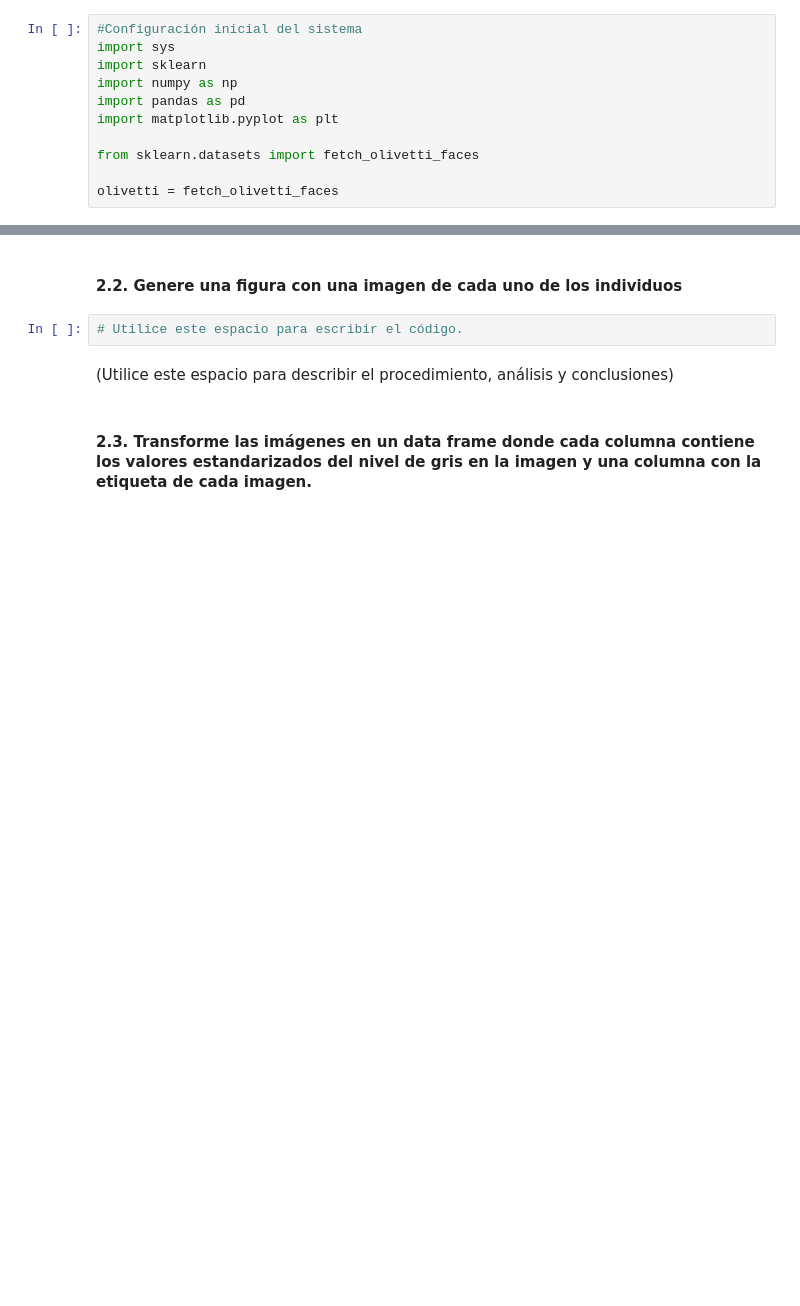
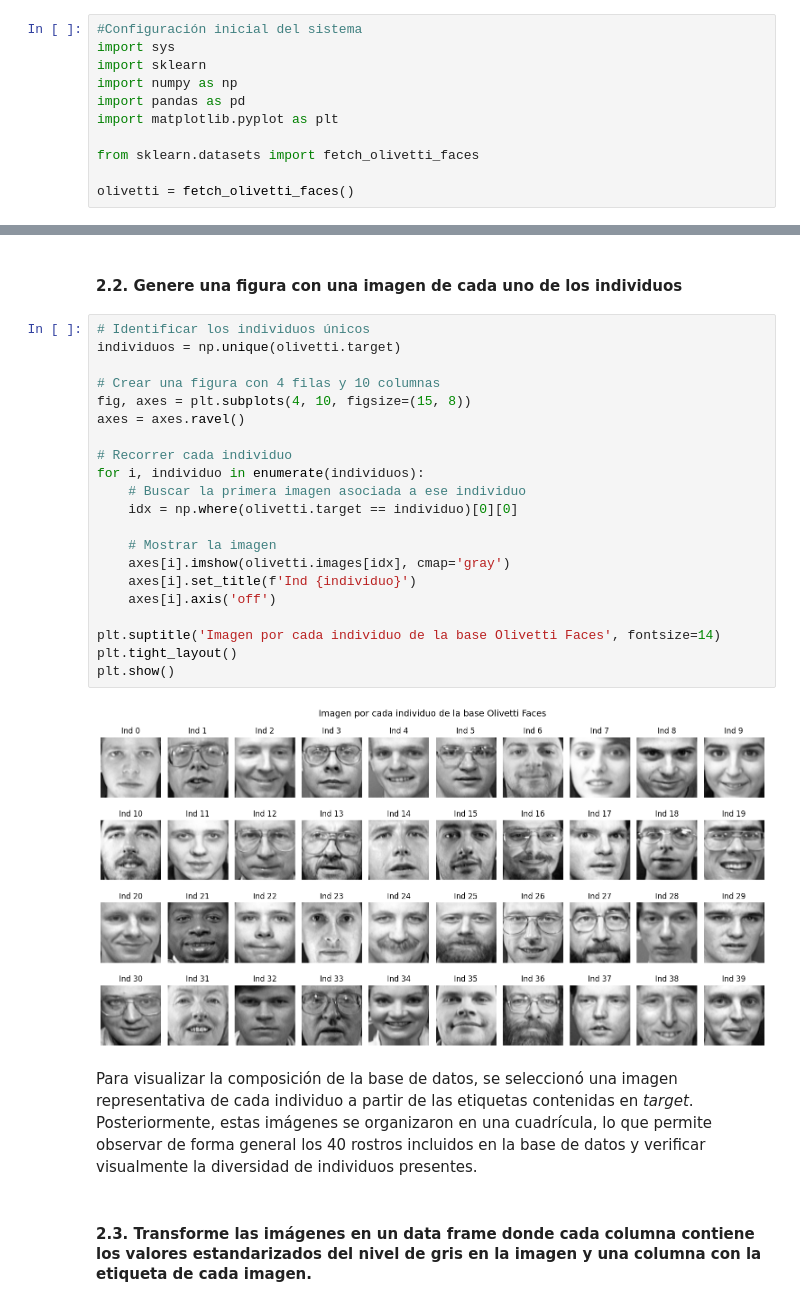
Before and after one commit to camto-24/Taller-2-Aprendizaje-no-supervisado, a Jupyter notebook: S3_Taller_Kmeans_Kmedoids.ipynb, the cells around one changed output, grey strips where cells are left out. Saved outputs shown, nothing was run; the diff lists cells and outputs as text; blank space fills up the shorter version.

Commit message:
Desarrollo del primer subpunto de la segunda parte

```diff
--- a/S3_Taller_Kmeans_Kmedoids.ipynb
+++ b/S3_Taller_Kmeans_Kmedoids.ipynb
@@ -30,4 +30,4 @@ import matplotlib.pyplot as plt
 
 from sklearn.datasets import fetch_olivetti_faces
 
-olivetti = fetch_olivetti_faces
+olivetti = fetch_olivetti_faces()
@@ -44,9 +68,30 @@ En primer lugar, se realiza la configuración inicial del entorno de trabajo med
 # %% [markdown]
 #### 2.2. Genere una figura con una imagen de cada uno de los individuos
 # %%
-# Utilice este espacio para escribir el código.
+# Identificar los individuos únicos
+individuos = np.unique(olivetti.target)
+
+# Crear una figura con 4 filas y 10 columnas
+fig, axes = plt.subplots(4, 10, figsize=(15, 8))
+axes = axes.ravel()
+
+# Recorrer cada individuo
+for i, individuo in enumerate(individuos):
+    # Buscar la primera imagen asociada a ese individuo
+    idx = np.where(olivetti.target == individuo)[0][0]
+
+    # Mostrar la imagen
+    axes[i].imshow(olivetti.images[idx], cmap='gray')
+    axes[i].set_title(f'Ind {individuo}')
+    axes[i].axis('off')
+
+plt.suptitle('Imagen por cada individuo de la base Olivetti Faces', fontsize=14)
+plt.tight_layout()
+plt.show()
+# %% [output]
+[figure, added]
 # %% [markdown]
-(Utilice este espacio para describir el procedimiento, análisis y conclusiones)
+Para visualizar la composición de la base de datos, se seleccionó una imagen representativa de cada individuo a partir de las etiquetas contenidas en *target*. Posteriormente, estas imágenes se organizaron en una cuadrícula, lo que permite observar de forma general los 40 rostros incluidos en la base de datos y verificar visualmente la diversidad de individuos presentes.
 # %% [markdown]
 #### 2.3. Transforme las imágenes en un data frame donde cada columna contiene los valores estandarizados del nivel de gris en la imagen y una columna con la etiqueta de cada imagen.
 # %%
```
Also changed, not shown: parts of 3 cells of this notebook.
